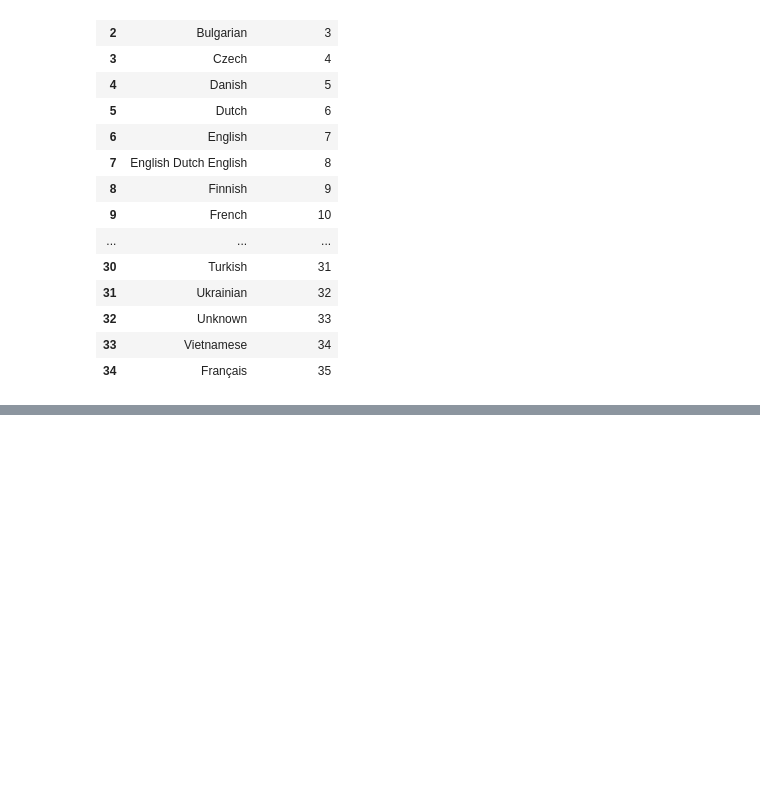
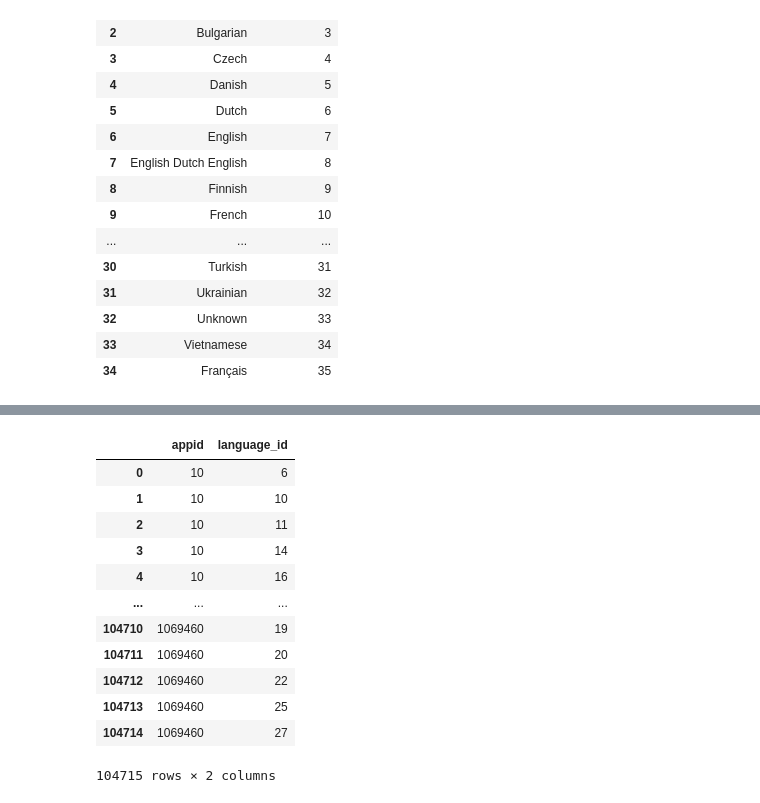
Before and after one commit to DSJaimin/Data_Science, a Jupyter notebook: DA/Streamdata Cleanup/Cleaning_steamspy.ipynb, the cells around one changed output, grey strips where cells are left out. Saved outputs shown, nothing was run; the diff lists cells and outputs as text; code cells hidden in the pictures; blank space fills up the shorter version.

```diff
--- a/DA/Streamdata Cleanup/Cleaning_steamspy.ipynb
+++ b/DA/Streamdata Cleanup/Cleaning_steamspy.ipynb
@@ -394,0 +374,35 @@ DRM Notice field to be removed
+# %%
+app_language_rows = []
+
+for app_id, row in steamspy_df.iterrows():
+    lang_string = str(row['languages']).lower() # To change the form of list of languages so that we can iterate over it
+
+    for language_id, language_name in Language['language_name'].items():
+        if language_name.lower() in lang_string:
+            app_language_rows.append({
+                'appid':       app_id,
+                'language_id': language_id
+            })
+
+# 4. Build and dedupe the DataFrame
+AppLanguage = (
+    pd.DataFrame(app_language_rows)
+      .drop_duplicates()
+      .reset_index(drop=True)
+)
+
+display(AppLanguage)
+# %% [output]
+|  | appid | language_id |
+| 0 | 10 | 6 |
+| 1 | 10 | 10 |
+| 2 | 10 | 11 |
+| 3 | 10 | 14 |
+| 4 | 10 | 16 |
+| ... | ... | ... |
+| 104710 | 1069460 | 19 |
+| 104711 | 1069460 | 20 |
+| 104712 | 1069460 | 22 |
+| 104713 | 1069460 | 25 |
+| 104714 | 1069460 | 27 |
+104715 rows × 2 columns
```
Also changed, not shown: parts of 9 cells of this notebook, 2 other files.
